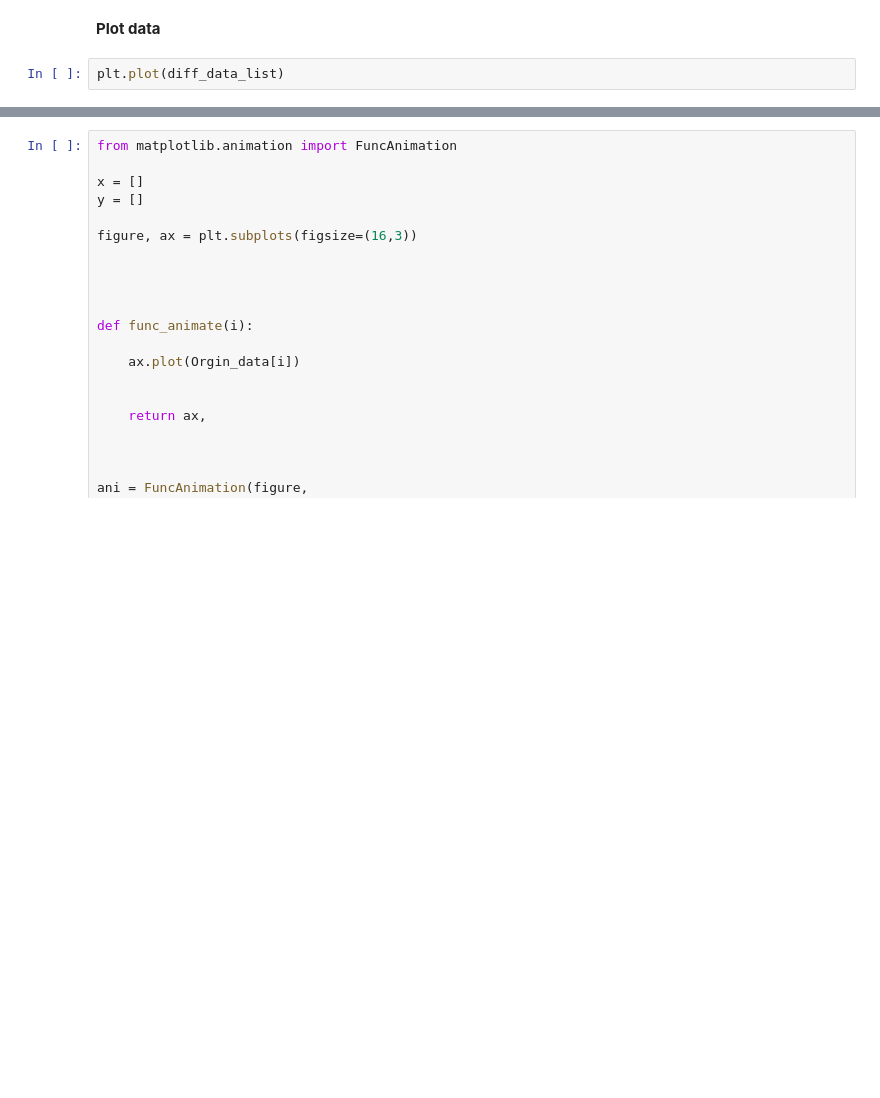
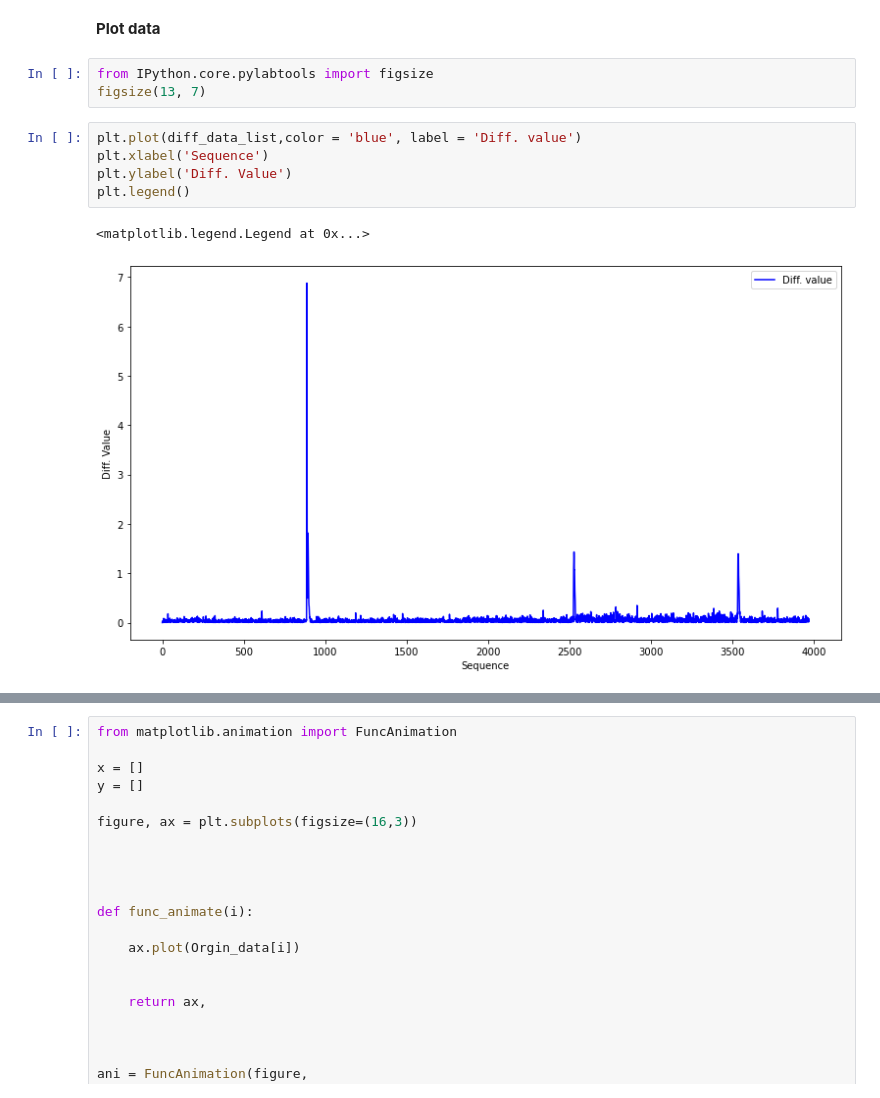
Before and after one commit to gitwetguy/Spark_test, a Jupyter notebook: 01Spark_ML-with_custom_transform.ipynb, the cells around one changed output, grey strips where cells are left out. Saved outputs shown, nothing was run; the diff lists cells and outputs as text; blank space fills up the shorter version.

```diff
--- a/01Spark_ML-with_custom_transform.ipynb
+++ b/01Spark_ML-with_custom_transform.ipynb
@@ -241,7 +244,16 @@ Diff_value : [0.05371571]
 # %% [markdown]
 **Plot data**
-# %%
-plt.plot(diff_data_list)
+# %%
+from IPython.core.pylabtools import figsize
+figsize(13, 7)
+# %%
+plt.plot(diff_data_list,color = 'blue', label = 'Diff. value')
+plt.xlabel('Sequence')
+plt.ylabel('Diff. Value')
+plt.legend()
+# %% [output]
+<matplotlib.legend.Legend at 0x...>
+[figure, added]
 # %%
 from matplotlib.animation import FuncAnimation
 
```
Also changed, not shown: parts of 2 cells of this notebook.
